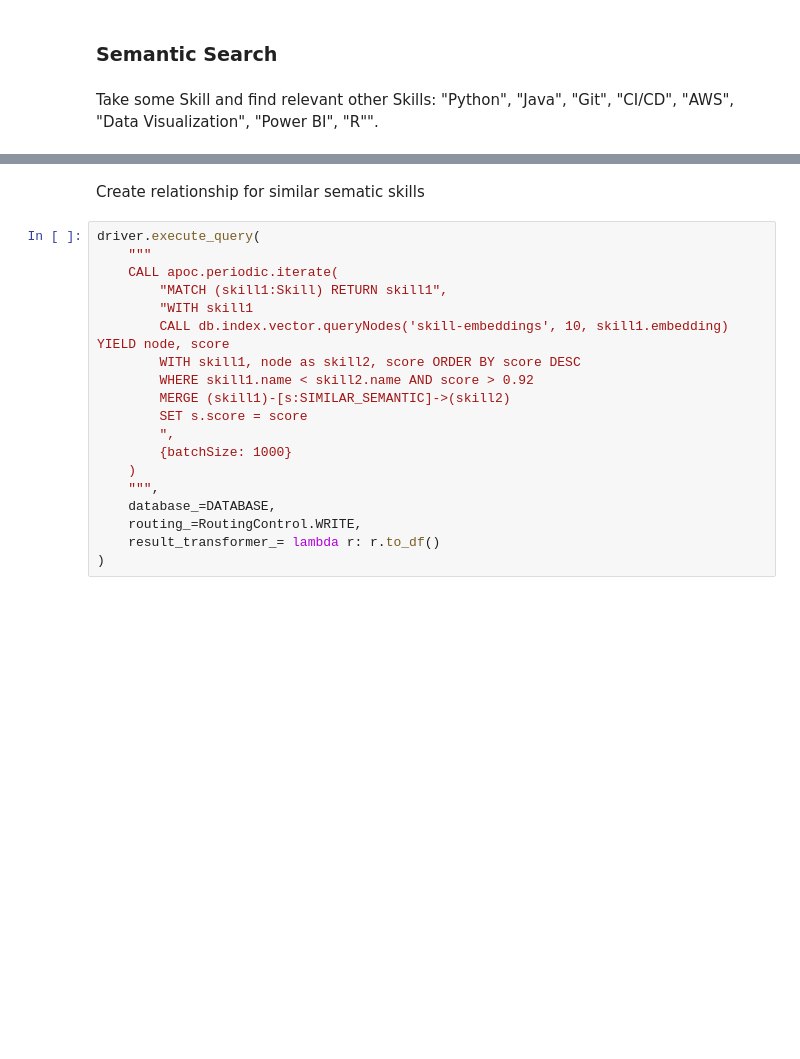
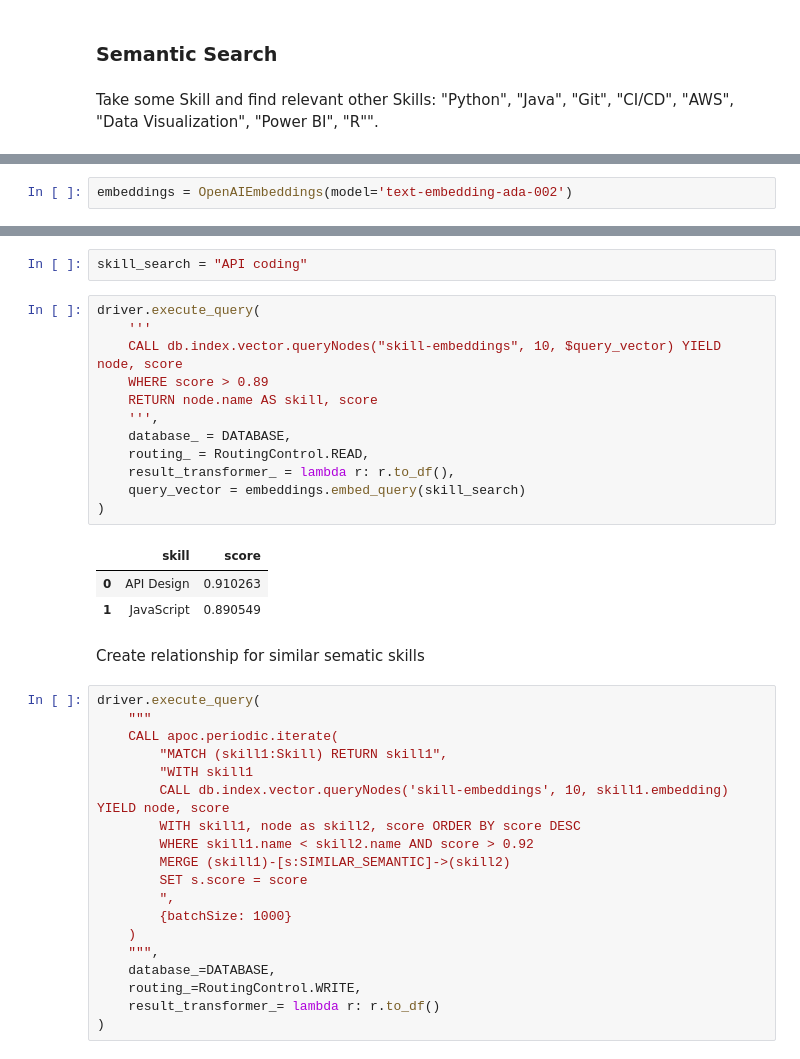
Before and after one commit to erikbijl/genai-workshop-amsterdam, a Jupyter notebook: talent/Module_01_GraphSummit_Amsterdam_2025.ipynb, the cells around one changed output, grey strips where cells are left out. Cells and saved outputs as stored; diff of their text form; blank space fills up the shorter version.

```diff
--- a/talent/Module_01_GraphSummit_Nordics_2025.ipynb
+++ b/talent/Module_01_GraphSummit_Amsterdam_2025.ipynb
@@ -728,0 +741,2 @@ similar_skills_df
+# %%
+embeddings = OpenAIEmbeddings(model='text-embedding-ada-002')
@@ -729,3 +750,21 @@ similar_skills_df
+# %%
+skill_search = "API coding"
+# %%
+driver.execute_query(
+    '''
+    CALL db.index.vector.queryNodes("skill-embeddings", 10, $query_vector) YIELD node, score
+    WHERE score > 0.89
+    RETURN node.name AS skill, score
+    ''',
+    database_ = DATABASE,
+    routing_ = RoutingControl.READ,
+    result_transformer_ = lambda r: r.to_df(),
+    query_vector = embeddings.embed_query(skill_search)
+)
+# %% [output]
+|  | skill | score |
+| 0 | API Design | 0.910263 |
+| 1 | JavaScript | 0.890549 |
 # %% [markdown]
 Create relationship for similar sematic skills
 # %%
```
Also changed, not shown: parts of 31 cells of this notebook, 3 other files.
